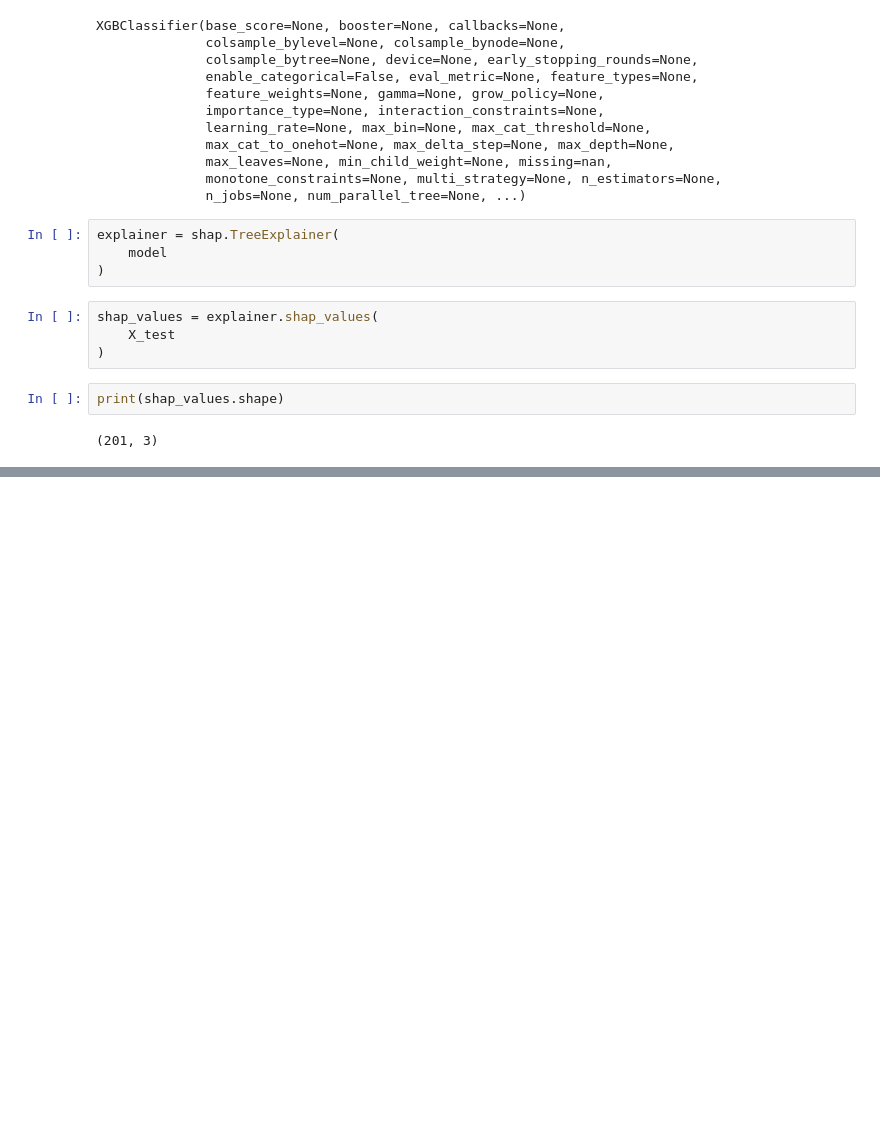
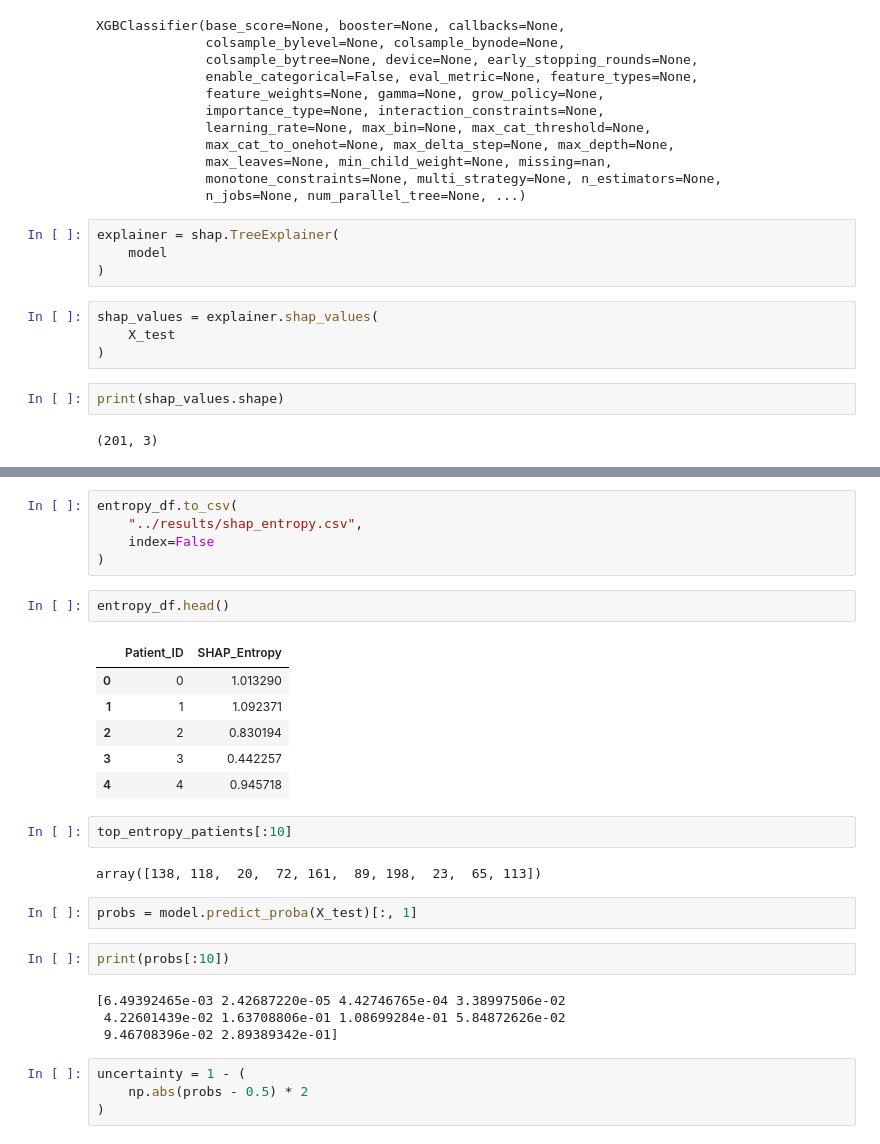
Before and after one commit to SUBHA251/ADHD-Explainability-Project, a Jupyter notebook: notebooks/04_SHAP.ipynb, the cells around one changed output, grey strips where cells are left out. Drawn from its saved outputs; the diff is of its cells as text; blank space fills up the shorter version.

```diff
--- a/notebooks/04_SHAP.ipynb
+++ b/notebooks/04_SHAP.ipynb
@@ -102,0 +176,30 @@ Name: 114, dtype: float64
+# %%
+entropy_df.to_csv(
+    "../results/shap_entropy.csv",
+    index=False
+)
+# %%
+entropy_df.head()
+# %% [output]
+|  | Patient_ID | SHAP_Entropy |
+| 0 | 0 | 1.013290 |
+| 1 | 1 | 1.092371 |
+| 2 | 2 | 0.830194 |
+| 3 | 3 | 0.442257 |
+| 4 | 4 | 0.945718 |
+# %%
+top_entropy_patients[:10]
+# %% [output]
+array([138, 118,  20,  72, 161,  89, 198,  23,  65, 113])
+# %%
+probs = model.predict_proba(X_test)[:, 1]
+# %%
+print(probs[:10])
+# %% [output]
+[6.49392465e-03 2.42687220e-05 4.42746765e-04 3.38997506e-02
+ 4.22601439e-02 1.63708806e-01 1.08699284e-01 5.84872626e-02
+ 9.46708396e-02 2.89389342e-01]
+# %%
+uncertainty = 1 - (
+    np.abs(probs - 0.5) * 2
+)
```
Also changed, not shown: parts of 45 cells of this notebook, 13 other files.
